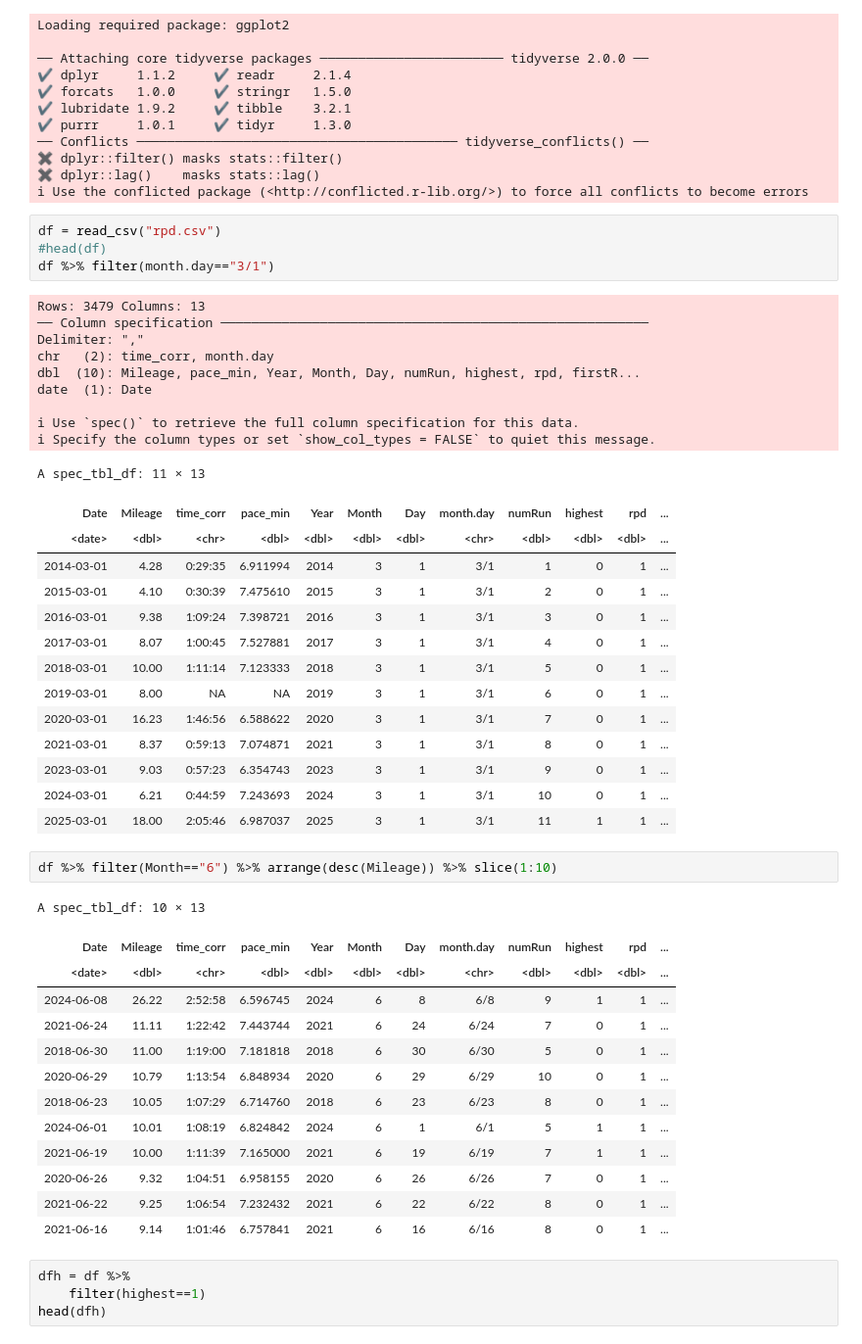
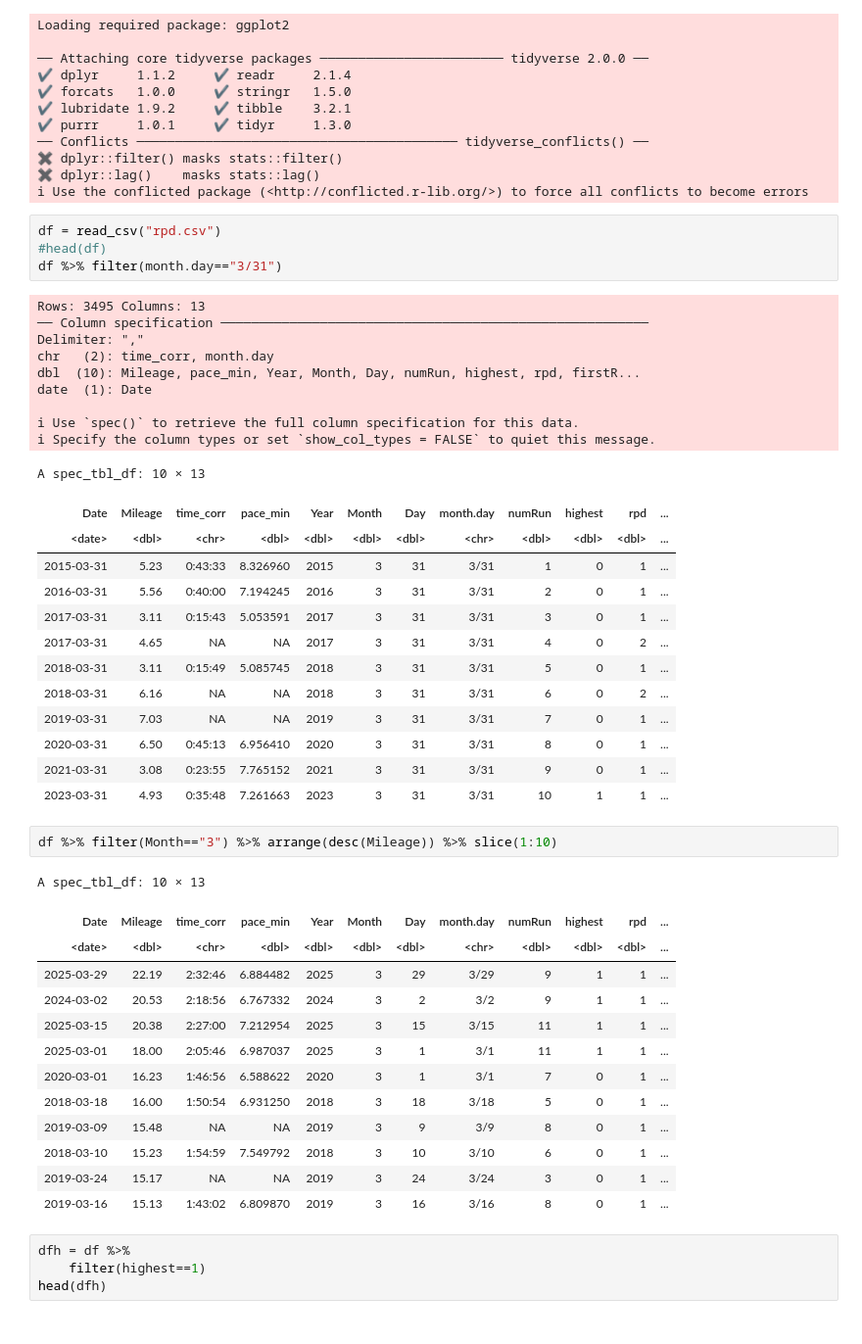
Before and after one commit to adolwick/biof309project, a Jupyter notebook: runs_per_date.ipynb, the cells around one changed output. Shown at 98% size. Cells and saved outputs as stored; diff of their text form.

```diff
--- a/runs_per_date.ipynb
+++ b/runs_per_date.ipynb
@@ -18,9 +18,9 @@ Loading required package: ggplot2
 # %%
 df = read_csv("rpd.csv")
 #head(df)
-df %>% filter(month.day=="3/1")
+df %>% filter(month.day=="3/31")
 # %% [output]
-Rows: 3479 Columns: 13
+Rows: 3495 Columns: 13
 ── Column specification ────────────────────────────────────────────────────────
 Delimiter: ","
 chr   (2): time_corr, month.day
@@ -29,36 +29,35 @@ date  (1): Date
 
 ℹ Use `spec()` to retrieve the full column specification for this data.
 ℹ Specify the column types or set `show_col_types = FALSE` to quiet this message.
-A spec_tbl_df: 11 × 13
+A spec_tbl_df: 10 × 13
 | Date | Mileage | time_corr | pace_min | Year | Month | Day | month.day | numRun | highest | rpd | ... |
 | <date> | <dbl> | <chr> | <dbl> | <dbl> | <dbl> | <dbl> | <chr> | <dbl> | <dbl> | <dbl> | ... |
-| 2014-03-01 | 4.28 | 0:29:35 | 6.911994 | 2014 | 3 | 1 | 3/1 | 1 | 0 | 1 | ... |
-| 2015-03-01 | 4.10 | 0:30:39 | 7.475610 | 2015 | 3 | 1 | 3/1 | 2 | 0 | 1 | ... |
-| 2016-03-01 | 9.38 | 1:09:24 | 7.398721 | 2016 | 3 | 1 | 3/1 | 3 | 0 | 1 | ... |
-| 2017-03-01 | 8.07 | 1:00:45 | 7.527881 | 2017 | 3 | 1 | 3/1 | 4 | 0 | 1 | ... |
-| 2018-03-01 | 10.00 | 1:11:14 | 7.123333 | 2018 | 3 | 1 | 3/1 | 5 | 0 | 1 | ... |
-| 2019-03-01 | 8.00 | NA | NA | 2019 | 3 | 1 | 3/1 | 6 | 0 | 1 | ... |
-| 2020-03-01 | 16.23 | 1:46:56 | 6.588622 | 2020 | 3 | 1 | 3/1 | 7 | 0 | 1 | ... |
-| 2021-03-01 | 8.37 | 0:59:13 | 7.074871 | 2021 | 3 | 1 | 3/1 | 8 | 0 | 1 | ... |
-| 2023-03-01 | 9.03 | 0:57:23 | 6.354743 | 2023 | 3 | 1 | 3/1 | 9 | 0 | 1 | ... |
-| 2024-03-01 | 6.21 | 0:44:59 | 7.243693 | 2024 | 3 | 1 | 3/1 | 10 | 0 | 1 | ... |
-| 2025-03-01 | 18.00 | 2:05:46 | 6.987037 | 2025 | 3 | 1 | 3/1 | 11 | 1 | 1 | ... |
+| 2015-03-31 | 5.23 | 0:43:33 | 8.326960 | 2015 | 3 | 31 | 3/31 | 1 | 0 | 1 | ... |
+| 2016-03-31 | 5.56 | 0:40:00 | 7.194245 | 2016 | 3 | 31 | 3/31 | 2 | 0 | 1 | ... |
+| 2017-03-31 | 3.11 | 0:15:43 | 5.053591 | 2017 | 3 | 31 | 3/31 | 3 | 0 | 1 | ... |
+| 2017-03-31 | 4.65 | NA | NA | 2017 | 3 | 31 | 3/31 | 4 | 0 | 2 | ... |
+| 2018-03-31 | 3.11 | 0:15:49 | 5.085745 | 2018 | 3 | 31 | 3/31 | 5 | 0 | 1 | ... |
+| 2018-03-31 | 6.16 | NA | NA | 2018 | 3 | 31 | 3/31 | 6 | 0 | 2 | ... |
+| 2019-03-31 | 7.03 | NA | NA | 2019 | 3 | 31 | 3/31 | 7 | 0 | 1 | ... |
+| 2020-03-31 | 6.50 | 0:45:13 | 6.956410 | 2020 | 3 | 31 | 3/31 | 8 | 0 | 1 | ... |
+| 2021-03-31 | 3.08 | 0:23:55 | 7.765152 | 2021 | 3 | 31 | 3/31 | 9 | 0 | 1 | ... |
+| 2023-03-31 | 4.93 | 0:35:48 | 7.261663 | 2023 | 3 | 31 | 3/31 | 10 | 1 | 1 | ... |
 # %%
-df %>% filter(Month=="6") %>% arrange(desc(Mileage)) %>% slice(1:10)
+df %>% filter(Month=="3") %>% arrange(desc(Mileage)) %>% slice(1:10)
 # %% [output]
 A spec_tbl_df: 10 × 13
 | Date | Mileage | time_corr | pace_min | Year | Month | Day | month.day | numRun | highest | rpd | ... |
 | <date> | <dbl> | <chr> | <dbl> | <dbl> | <dbl> | <dbl> | <chr> | <dbl> | <dbl> | <dbl> | ... |
-| 2024-06-08 | 26.22 | 2:52:58 | 6.596745 | 2024 | 6 | 8 | 6/8 | 9 | 1 | 1 | ... |
-| 2021-06-24 | 11.11 | 1:22:42 | 7.443744 | 2021 | 6 | 24 | 6/24 | 7 | 0 | 1 | ... |
-| 2018-06-30 | 11.00 | 1:19:00 | 7.181818 | 2018 | 6 | 30 | 6/30 | 5 | 0 | 1 | ... |
-| 2020-06-29 | 10.79 | 1:13:54 | 6.848934 | 2020 | 6 | 29 | 6/29 | 10 | 0 | 1 | ... |
-| 2018-06-23 | 10.05 | 1:07:29 | 6.714760 | 2018 | 6 | 23 | 6/23 | 8 | 0 | 1 | ... |
-| 2024-06-01 | 10.01 | 1:08:19 | 6.824842 | 2024 | 6 | 1 | 6/1 | 5 | 1 | 1 | ... |
-| 2021-06-19 | 10.00 | 1:11:39 | 7.165000 | 2021 | 6 | 19 | 6/19 | 7 | 1 | 1 | ... |
-| 2020-06-26 | 9.32 | 1:04:51 | 6.958155 | 2020 | 6 | 26 | 6/26 | 7 | 0 | 1 | ... |
-| 2021-06-22 | 9.25 | 1:06:54 | 7.232432 | 2021 | 6 | 22 | 6/22 | 8 | 0 | 1 | ... |
-| 2021-06-16 | 9.14 | 1:01:46 | 6.757841 | 2021 | 6 | 16 | 6/16 | 8 | 0 | 1 | ... |
+| 2025-03-29 | 22.19 | 2:32:46 | 6.884482 | 2025 | 3 | 29 | 3/29 | 9 | 1 | 1 | ... |
+| 2024-03-02 | 20.53 | 2:18:56 | 6.767332 | 2024 | 3 | 2 | 3/2 | 9 | 1 | 1 | ... |
+| 2025-03-15 | 20.38 | 2:27:00 | 7.212954 | 2025 | 3 | 15 | 3/15 | 11 | 1 | 1 | ... |
+| 2025-03-01 | 18.00 | 2:05:46 | 6.987037 | 2025 | 3 | 1 | 3/1 | 11 | 1 | 1 | ... |
+| 2020-03-01 | 16.23 | 1:46:56 | 6.588622 | 2020 | 3 | 1 | 3/1 | 7 | 0 | 1 | ... |
+| 2018-03-18 | 16.00 | 1:50:54 | 6.931250 | 2018 | 3 | 18 | 3/18 | 5 | 0 | 1 | ... |
+| 2019-03-09 | 15.48 | NA | NA | 2019 | 3 | 9 | 3/9 | 8 | 0 | 1 | ... |
+| 2018-03-10 | 15.23 | 1:54:59 | 7.549792 | 2018 | 3 | 10 | 3/10 | 6 | 0 | 1 | ... |
+| 2019-03-24 | 15.17 | NA | NA | 2019 | 3 | 24 | 3/24 | 3 | 0 | 1 | ... |
+| 2019-03-16 | 15.13 | 1:43:02 | 6.809870 | 2019 | 3 | 16 | 3/16 | 8 | 0 | 1 | ... |
 # %%
 dfh = df %>%
     filter(highest==1)
```
Also changed, not shown: parts of 28 cells of this notebook, 9 other files.
